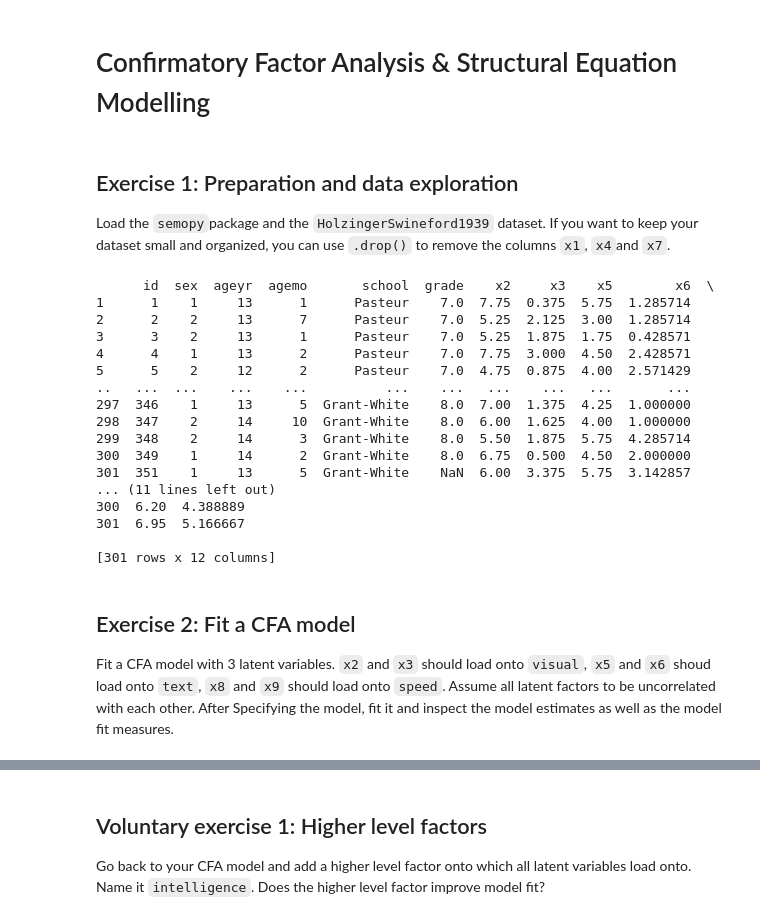
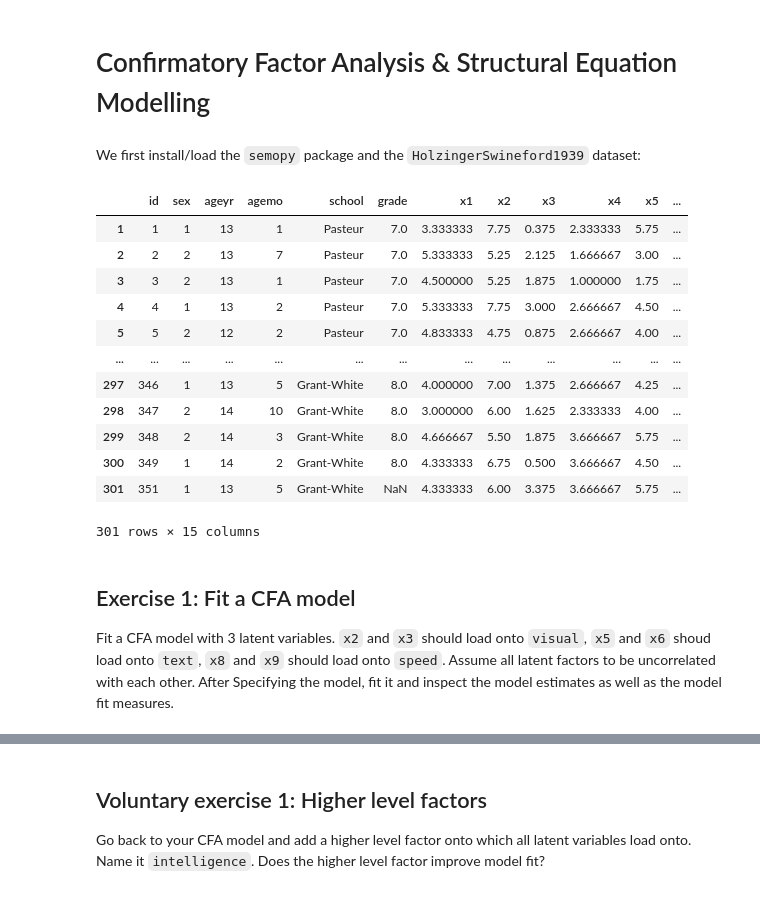
Before and after one commit to mibur1/psy111, a Jupyter notebook: book/solutions/12_CFA_SEM.ipynb, the cells around one changed output, grey strips where cells are left out. Drawn from its saved outputs; the diff is of its cells as text; code cells hidden in the pictures.

```diff
--- a/book/solutions/12_CFA_SEM.ipynb
+++ b/book/solutions/12_CFA_SEM.ipynb
@@ -1,44 +1,31 @@
 # %% [markdown]
 # Confirmatory Factor Analysis & Structural Equation Modelling
-# %% [markdown]
-## Exercise 1: Preparation and data exploration
-
-Load the `semopy`package and the `HolzingerSwineford1939` dataset.  If you want to keep your dataset small and organized, you can use `.drop()` to remove the columns `x1`, `x4`and `x7`.
+# %% [markdown]
+We first install/load the `semopy` package and the `HolzingerSwineford1939` dataset:
 # %%
 # Uncomment the following line to run in Google Colab
 # !pip install semopy
 import semopy
 
 # Import your data here
 data = semopy.examples.holzinger39.get_data()
-
-# Drop the unnecessary columns/variables
-data = data.drop(columns=['x1', 'x4', 'x7'])
-print(data)
-
-# Alternative way to drop columns:
-# data = data.drop(['x1', 'x4', 'x7'], axis = "columns")
-# print(data)
+data
 # %% [output]
+|  | id | sex | ageyr | agemo | school | grade | x1 | x2 | x3 | x4 | x5 | ... |
+| 1 | 1 | 1 | 13 | 1 | Pasteur | 7.0 | 3.333333 | 7.75 | 0.375 | 2.333333 | 5.75 | ... |
+| 2 | 2 | 2 | 13 | 7 | Pasteur | 7.0 | 5.333333 | 5.25 | 2.125 | 1.666667 | 3.00 | ... |
+| 3 | 3 | 2 | 13 | 1 | Pasteur | 7.0 | 4.500000 | 5.25 | 1.875 | 1.000000 | 1.75 | ... |
+| 4 | 4 | 1 | 13 | 2 | Pasteur | 7.0 | 5.333333 | 7.75 | 3.000 | 2.666667 | 4.50 | ... |
+| 5 | 5 | 2 | 12 | 2 | Pasteur | 7.0 | 4.833333 | 4.75 | 0.875 | 2.666667 | 4.00 | ... |
+| ... | ... | ... | ... | ... | ... | ... | ... | ... | ... | ... | ... | ... |
+| 297 | 346 | 1 | 13 | 5 | Grant-White | 8.0 | 4.000000 | 7.00 | 1.375 | 2.666667 | 4.25 | ... |
+| 298 | 347 | 2 | 14 | 10 | Grant-White | 8.0 | 3.000000 | 6.00 | 1.625 | 2.333333 | 4.00 | ... |
+| 299 | 348 | 2 | 14 | 3 | Grant-White | 8.0 | 4.666667 | 5.50 | 1.875 | 3.666667 | 5.75 | ... |
+| 300 | 349 | 1 | 14 | 2 | Grant-White | 8.0 | 4.333333 | 6.75 | 0.500 | 3.666667 | 4.50 | ... |
+| 301 | 351 | 1 | 13 | 5 | Grant-White | NaN | 4.333333 | 6.00 | 3.375 | 3.666667 | 5.75 | ... |
-      id  sex  ageyr  agemo       school  grade    x2     x3    x5        x6  \
-1      1    1     13      1      Pasteur    7.0  7.75  0.375  5.75  1.285714
-2      2    2     13      7      Pasteur    7.0  5.25  2.125  3.00  1.285714
-3      3    2     13      1      Pasteur    7.0  5.25  1.875  1.75  0.428571
-4      4    1     13      2      Pasteur    7.0  7.75  3.000  4.50  2.428571
-5      5    2     12      2      Pasteur    7.0  4.75  0.875  4.00  2.571429
-..   ...  ...    ...    ...          ...    ...   ...    ...   ...       ...
-297  346    1     13      5  Grant-White    8.0  7.00  1.375  4.25  1.000000
-298  347    2     14     10  Grant-White    8.0  6.00  1.625  4.00  1.000000
-299  348    2     14      3  Grant-White    8.0  5.50  1.875  5.75  4.285714
-300  349    1     14      2  Grant-White    8.0  6.75  0.500  4.50  2.000000
-301  351    1     13      5  Grant-White    NaN  6.00  3.375  5.75  3.142857
-... (11 lines left out)
-300  6.20  4.388889
-301  6.95  5.166667
-
-[301 rows x 12 columns]
+301 rows × 15 columns
 # %% [markdown]
-## Exercise 2: Fit a CFA model
+## Exercise 1: Fit a CFA model
 
 Fit a CFA model with 3 latent variables. `x2` and `x3` should load onto `visual`, `x5` and `x6` shoud load onto `text`, `x8` and `x9` should load onto `speed`. Assume all latent factors to be uncorrelated with each other. After Specifying the model, fit it and inspect the model estimates as well as the model fit measures.
 # %%
```
Also changed, not shown: parts of 6 cells of this notebook, 21 other files.
